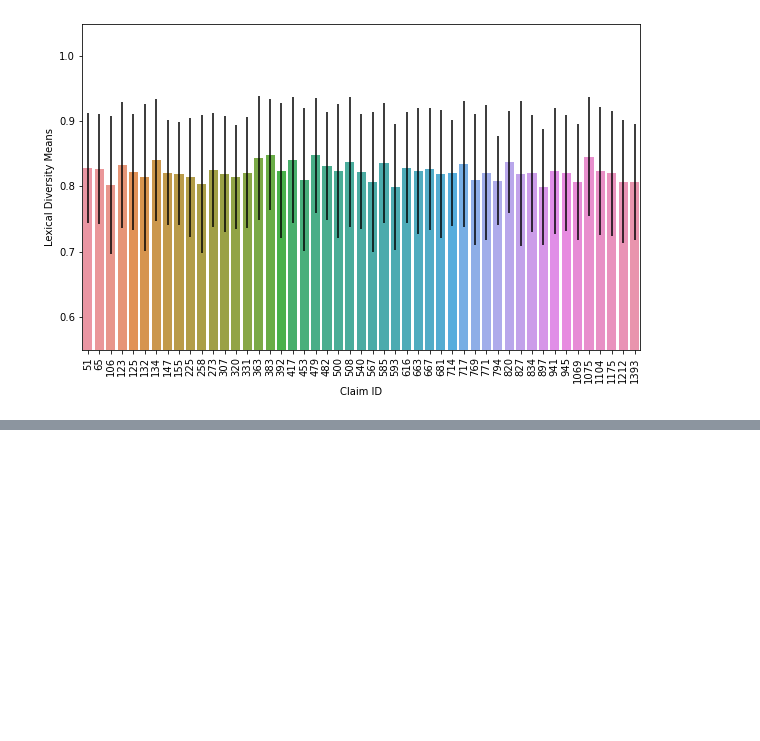
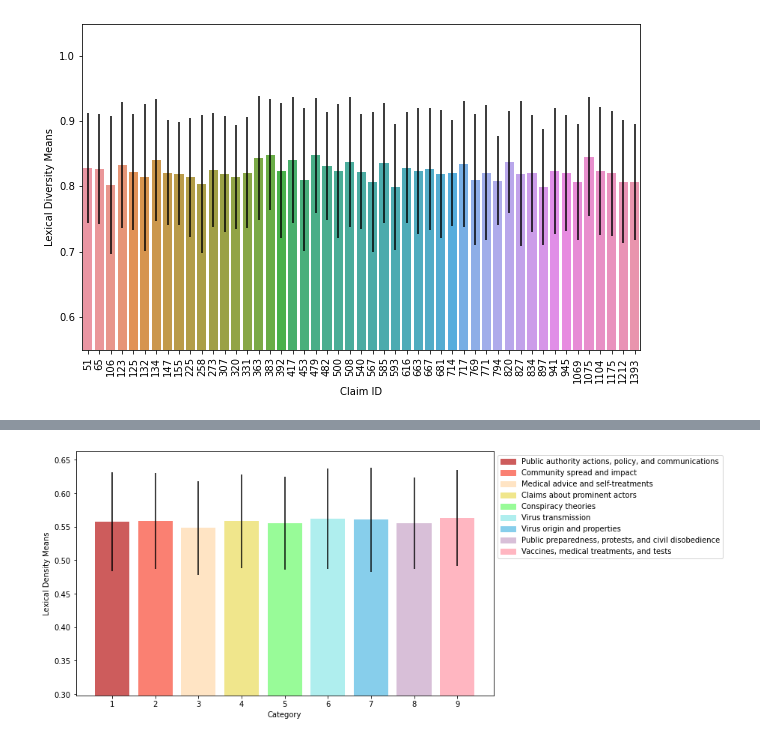
Before and after one commit to harvey-cash/covid-rumours, a Jupyter notebook: Language Analysis.ipynb, the cells around one changed output, grey strips where cells are left out. Cells and saved outputs as stored; diff of their text form; code cells hidden in the pictures; blank space fills up the shorter version.

```diff
--- a/Language Analysis.ipynb
+++ b/Language Analysis.ipynb
@@ -526,0 +539,4 @@ plot_cat_ld([ldiv_cat_m[CATEGORIES[i-1]] for i in cat_idx], "Lexical Diversity M
+# %%
+plot_cat_ld(lden_cat_m.values(), "Lexical Density Means", lden_cat_std.values())
+# %% [output]
+[figure, added]
```
Also changed, not shown: parts of 7 cells of this notebook.
